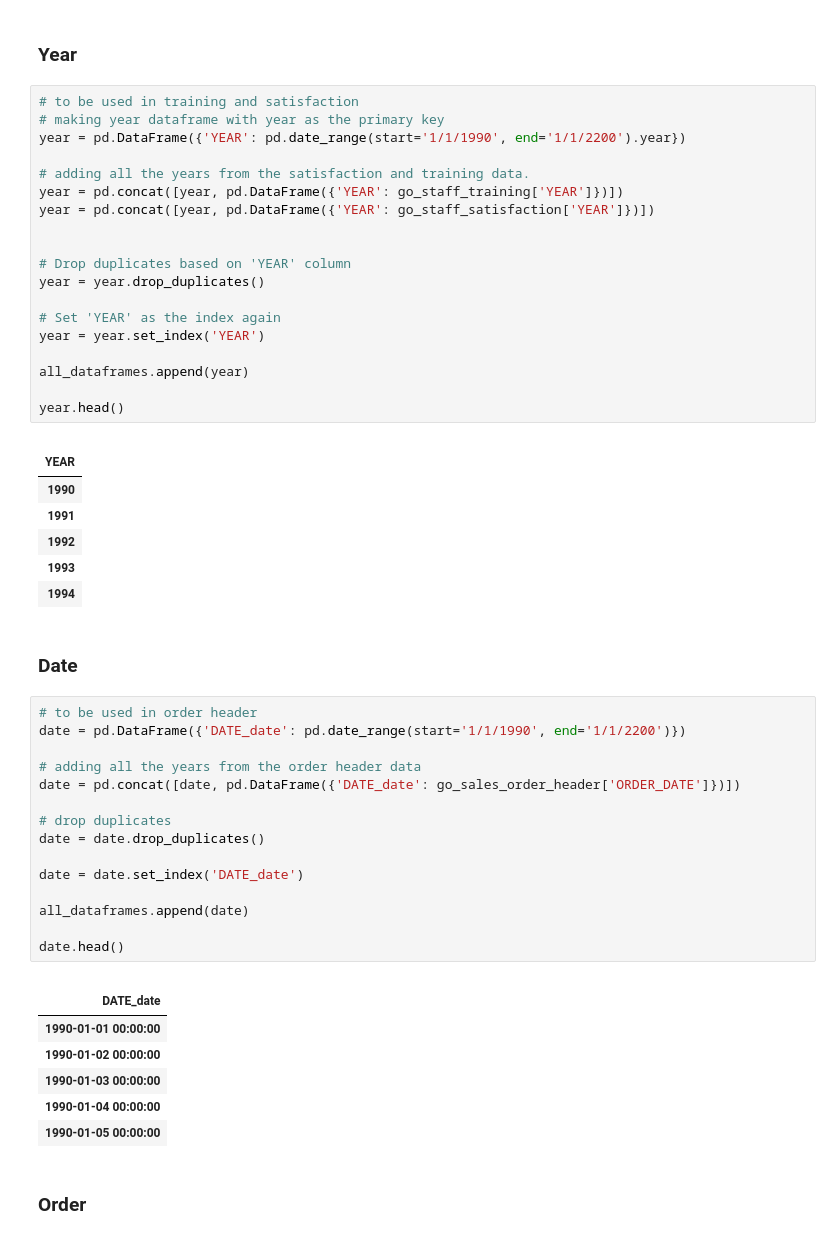
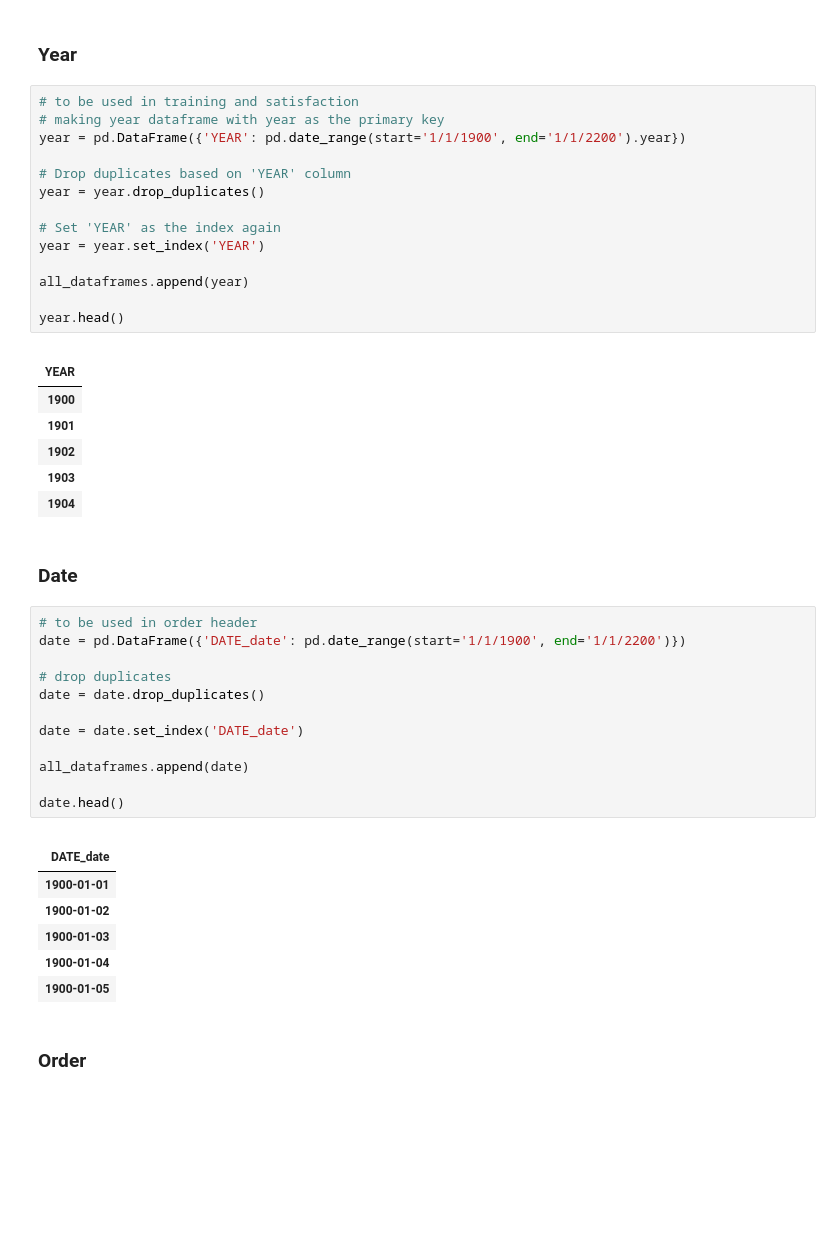
Before and after one commit to Nrojt/SE4-DEDS-Pyhton-opdrachten, a Jupyter notebook: week 4/4.3/Practicum_4.3.ipynb, the cells around one changed output. Cells and saved outputs as stored; diff of their text form; blank space fills up the shorter version.

```diff
--- a/week 4/4.3/Practicum_4.3.ipynb
+++ b/week 4/4.3/Practicum_4.3.ipynb
@@ -268,38 +268,30 @@ course.head()
 # %%
 # to be used in training and satisfaction
 # making year dataframe with year as the primary key
-year = pd.DataFrame({'YEAR': pd.date_range(start='1/1/1990', end='1/1/2200').year})
-
-# adding all the years from the satisfaction and training data.
-year = pd.concat([year, pd.DataFrame({'YEAR': go_staff_training['YEAR']})])
-year = pd.concat([year, pd.DataFrame({'YEAR': go_staff_satisfaction['YEAR']})])
-
+year = pd.DataFrame({'YEAR': pd.date_range(start='1/1/1900', end='1/1/2200').year})
 
 # Drop duplicates based on 'YEAR' column
 year = year.drop_duplicates()
 
 # Set 'YEAR' as the index again
 year = year.set_index('YEAR')
 
 all_dataframes.append(year)
 
 year.head()
 # %% [output]
 |  |
 | YEAR |
-| 1990 |
-| 1991 |
-| 1992 |
-| 1993 |
-| 1994 |
+| 1900 |
+| 1901 |
+| 1902 |
+| 1903 |
+| 1904 |
 # %% [markdown]
 ### Date
 # %%
 # to be used in order header
-date = pd.DataFrame({'DATE_date': pd.date_range(start='1/1/1990', end='1/1/2200')})
-
-# adding all the years from the order header data
-date = pd.concat([date, pd.DataFrame({'DATE_date': go_sales_order_header['ORDER_DATE']})])
+date = pd.DataFrame({'DATE_date': pd.date_range(start='1/1/1900', end='1/1/2200')})
 
 # drop duplicates
 date = date.drop_duplicates()
@@ -312,11 +304,11 @@ date.head()
 # %% [output]
 |  |
 | DATE_date |
-| 1990-01-01 00:00:00 |
-| 1990-01-02 00:00:00 |
-| 1990-01-03 00:00:00 |
-| 1990-01-04 00:00:00 |
-| 1990-01-05 00:00:00 |
+| 1900-01-01 |
+| 1900-01-02 |
+| 1900-01-03 |
+| 1900-01-04 |
+| 1900-01-05 |
 # %% [markdown]
 ### Order
 # %%
```
Also changed, not shown: parts of 44 cells of this notebook, 1 other file.
